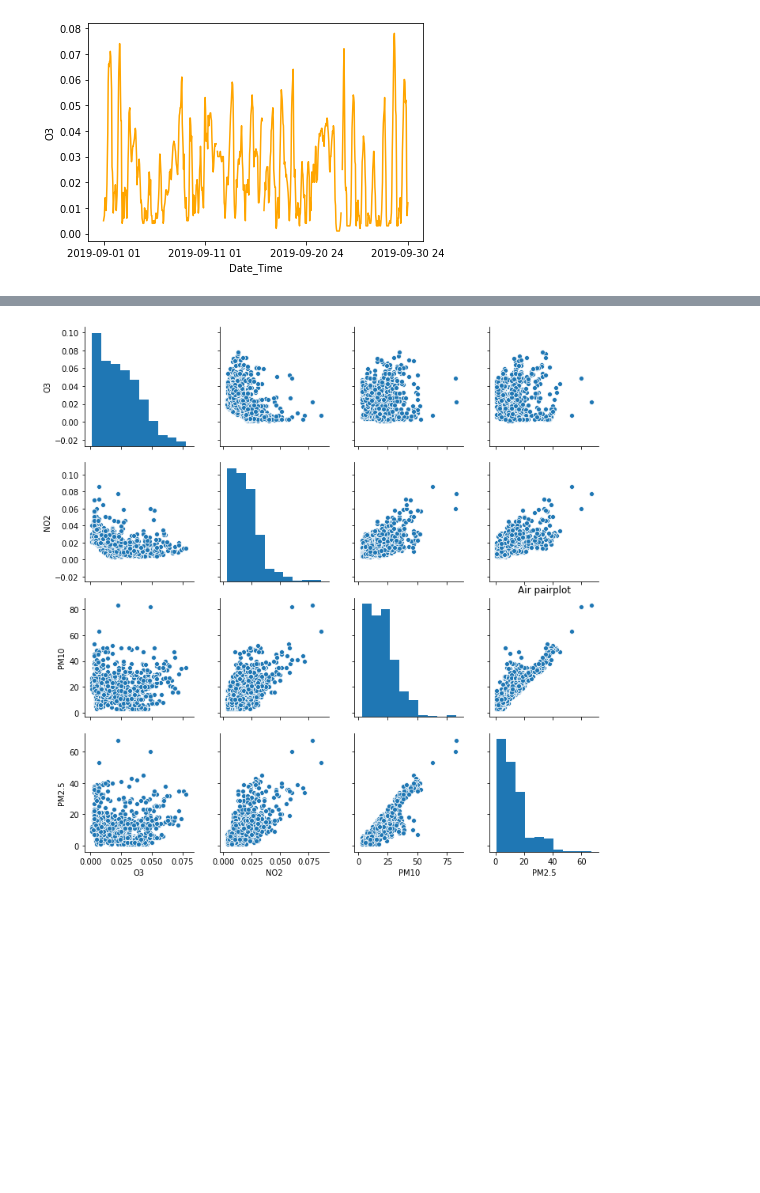
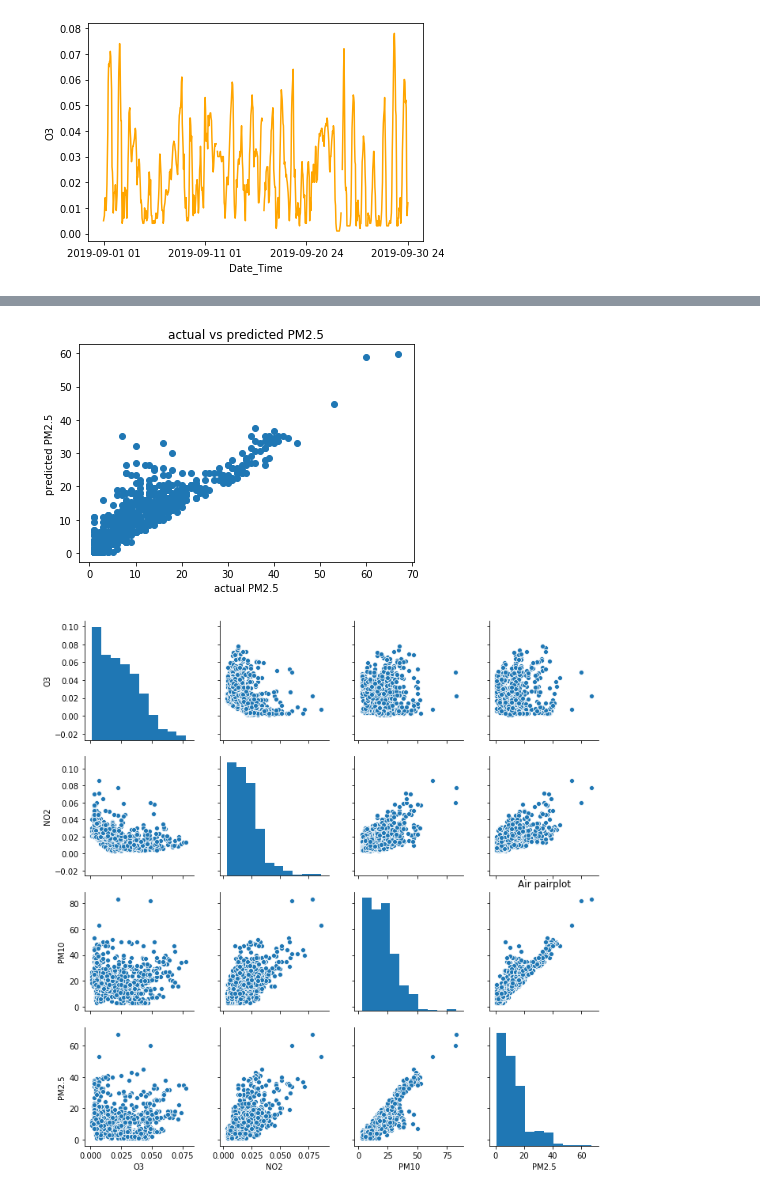
Before and after one commit to choisooyeon007/hello-world, a Jupyter notebook: air-korea.ipynb, the cells around one changed output, grey strips where cells are left out. Cells and saved outputs as stored; diff of their text form; code cells hidden in the pictures; blank space fills up the shorter version.

```diff
--- a/air-korea.ipynb
+++ b/air-korea.ipynb
@@ -87,3 +113,12 @@ plt.show()
+# %%
+prediction=model_PM.predict(X)
+plt.scatter(Y,prediction)
+plt.xlabel('actual PM2.5')
+plt.ylabel('predicted PM2.5')
+plt.title('actual vs predicted PM2.5')
+plt.show()
+# %% [output]
+[figure, added]
 # %%
 import seaborn as sns
 # %%
```
Also changed, not shown: parts of 7 cells of this notebook.
